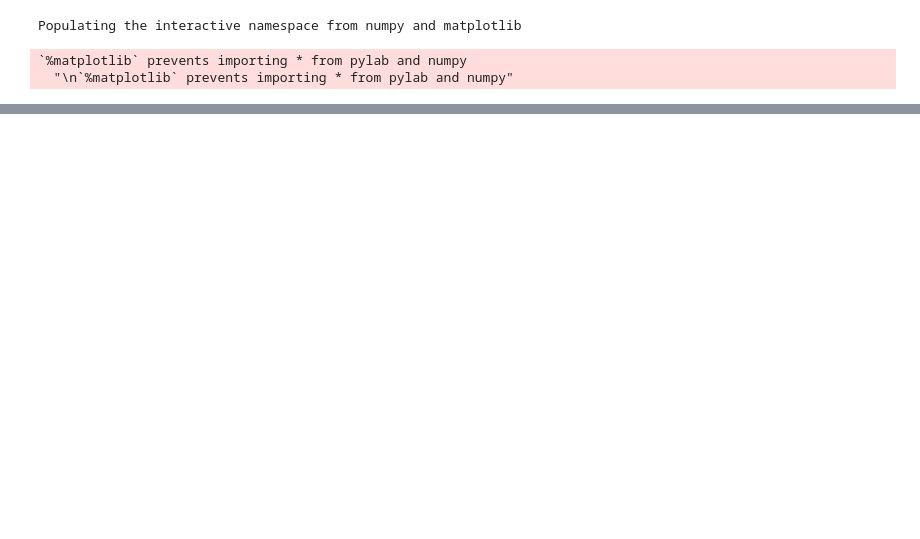
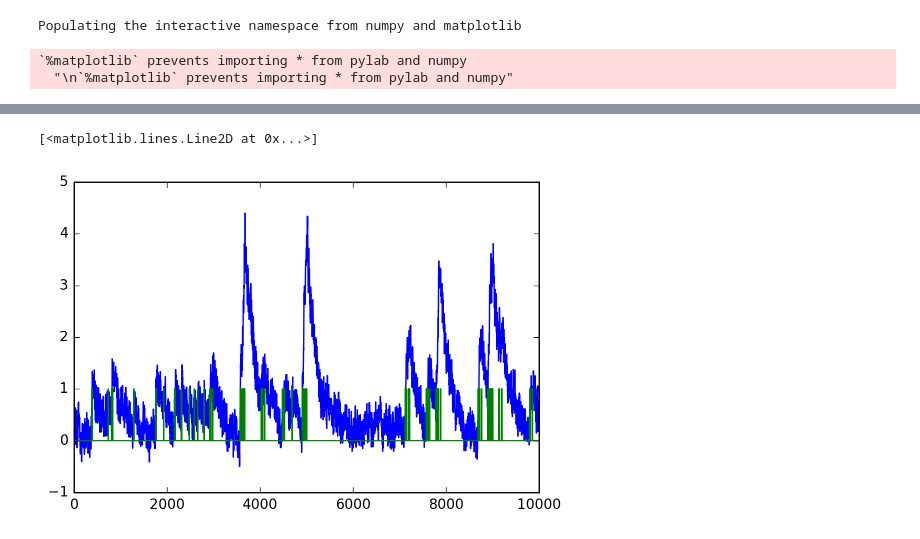
Before and after one commit to torbenator/calcium_spikes, a Jupyter notebook: calcium_imaging.ipynb, the cells around one changed output, grey strips where cells are left out. Saved outputs shown, nothing was run; the diff lists cells and outputs as text; code cells hidden in the pictures; blank space fills up the shorter version.

```diff
--- a/calcium_imaging.ipynb
+++ b/calcium_imaging.ipynb
@@ -130,3 +218,9 @@ array([[ 1.        ,  0.12448435],
+# %%
+plot(calcium[0,:10000])
+plot(spikes[0,:10000])
+# %% [output]
+[<matplotlib.lines.Line2D at 0x...>]
+[figure, added]
 # %%
 params = {'objective': "binary:logistic",
 'eval_metric': "error",
```
Also changed, not shown: parts of 15 cells of this notebook.
